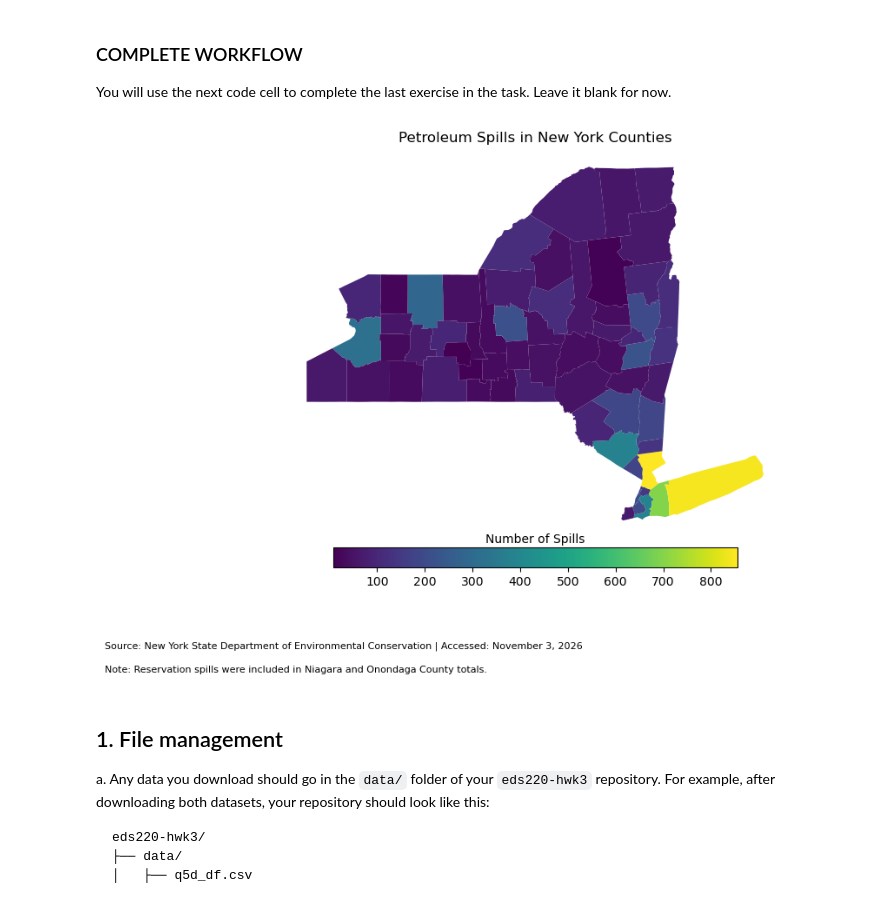
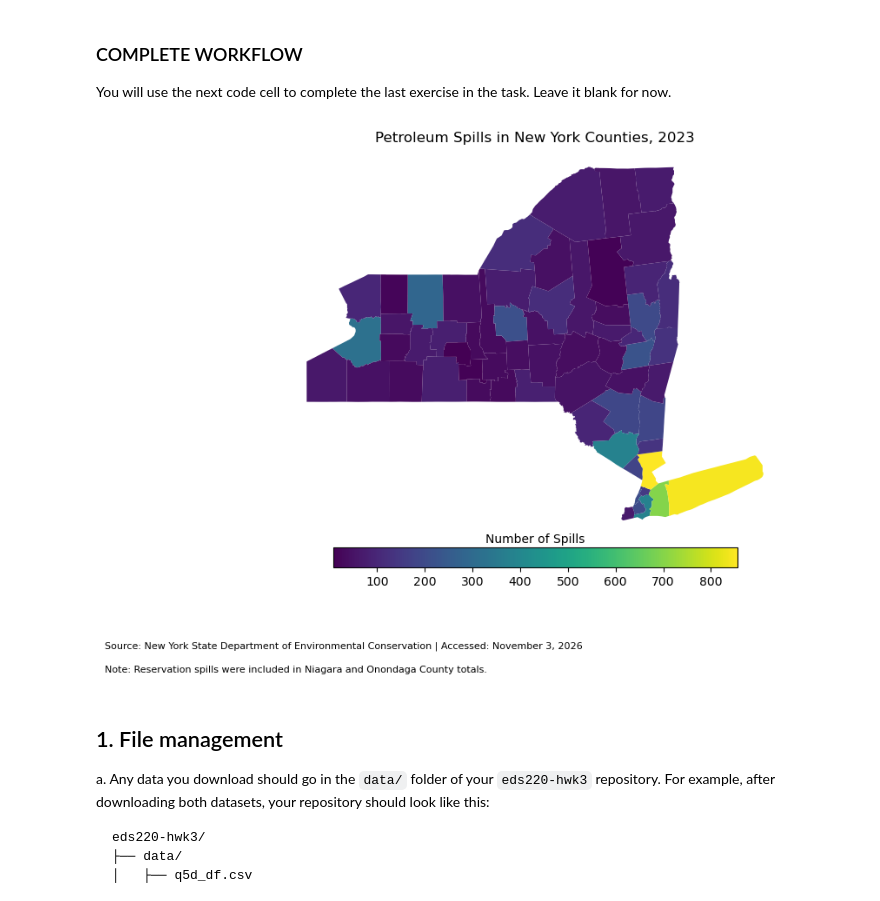
Before and after one commit to veronica-moran/eds220-hwk3, a Jupyter notebook: hwk3-task2-spills.ipynb, the cells around one changed output. Saved outputs shown, nothing was run; the diff lists cells and outputs as text; code cells hidden in the pictures.

```diff
--- a/hwk3-task2-spills.ipynb
+++ b/hwk3-task2-spills.ipynb
@@ -37,8 +37,6 @@ The second dataset is the [2026 Counties (and equivalent) TIGER shapefile](https
 ### COMPLETE WORKFLOW
 You will use the next code cell to complete the last exercise in the task. Leave it blank for now.
 # %%
-# FINAL CODE
-
 import os
 import numpy as np
 import pandas as pd
@@ -51,79 +49,89 @@ spills = gpd.read_file(fp)
 fp = os.path.join('data', 'tl_2026_us_county', 'tl_2026_us_county.shp')
 counties = gpd.read_file(fp)
 
+# Updating column names to replace a space between words with an underscore
 spills.columns = spills.columns.str.lower().str.replace(' ', '_')
 
+# Updating dtyp of 'spill_date', 'received_date', and 'close_date' from object to datetime
 spills['spill_date'] = pd.to_datetime(spills['spill_date'])
 spills['received_date'] = pd.to_datetime(spills['received_date'])
 spills['close_date'] = pd.to_datetime(spills['close_date'])
+
+# Updating the 'quantity', and 'recovered' column to remove commas
 spills['quantity'] = spills['quantity'].str.replace(',', '').astype('float64')
 spills['recovered'] = spills['recovered'].str.replace(',', '').astype('float64')
 
-
+# Setting the spill date as the data frame index
 spills = spills.set_index('spill_date').sort_index()
 
+# Filtering the data for Petroleum spills that occured in 2023
+petr_23 = spills[spills['material_family'] == 'Petroleum'].loc['2023']
 
-petr_23 = spills[spills['material_family']== 'Petroleum'].loc['2023']
+# Grouping the number of unique spills by county, renaming the new column as 'n_spills', reseting the index and creating a new data frame
+spills_per_county = petr_23.groupby('county')['spill_number'].nunique().rename('n_spills').reset_index()
 
-spills_per_county = petr_23.groupby('county')['spill_number'].nunique().rename('n_spills').reset_index()
-spills_per_county = pd.DataFrame(spills_per_county)
+# Correct county name, rename column, then merge
+spills_per_county['county'] = spills_per_county['county'].str.replace('St Lawrence', 'St. Lawrence')
 
-
+# Making column names all lower case
 counties.columns = counties.columns.str.lower()
 
-ny_counties = counties[counties['statefp']=='36']
+# STATEFP code for New York is 36, filtering for counties in New York, renaming the the column name to county
+ny_counties = counties[counties['statefp'] == '36'].rename(columns={'name': 'county'})
 
+# Using inner join to merge ny_counties and spills_per_county data frames
+# ny_counties on the left to save geometry
+ny_spills = ny_counties.merge(spills_per_county, on='county', how='inner')
 
-spills_per_county['county'] = spills_per_county['county'].str.replace('St Lawrence', 'St. Lawrence')
-
-ny_counties = ny_counties.rename(columns = {'name':'county'})
-
-ny_spills.at[1, 'n_spills'] = 99
+# Updating spill counts in Niagara county and verifying
+ny_spills.loc[ny_spills['county'] == 'Niagara', 'n_spills'] = 99
 assert ny_spills.loc[ny_spills['county'] == 'Niagara', 'n_spills'].iloc[0] == 99
 
-ny_spills.at[19, 'n_spills'] = 215
+# Updating spill counts in Onondaga county and verifying
+ny_spills.loc[ny_spills['county'] == 'Onondaga', 'n_spills'] = 215
 assert ny_spills.loc[ny_spills['county'] == 'Onondaga', 'n_spills'].iloc[0] == 215
 
-
-
+# Plotting New York  spills per county
 fig, ax = plt.subplots(figsize=(12, 7)) # Update figure size
 
-# Remove the axis for a cleaner map
+# Removing the axis for a cleaner map
 ax.axis('off')
 
 # Title for the plot
-ax.set_title('Petroleum Spills in New York Counties',
-              fontsize=12)
+ax.set_title('Petroleum Spills in New York Counties, 2023',
+             fontsize=12)
 
-# Add electric power plants colored by energy source
+# Creating choropleth map of petroleum spills by county
 ny_spills.plot(ax=ax,
-                  column='n_spills',
-                  legend=True,
-                  cmap='viridis',
-                  legend_kwds={
-    'label': 'Number of Spills',
-    'orientation': 'horizontal',
-    'shrink': 0.5,
-    'pad': 0.02
-})
-
-
+               column='n_spills',
+               legend=True,
+               cmap='viridis',
+               legend_kwds={
+                   'label': 'Number of Spills',
+                   'orientation': 'horizontal',
+                   'shrink': 0.5,
+                   'pad': 0.02
+               })
 
 fig.axes[1].xaxis.set_label_position('top')
 
 # Data source and reservation note
 fig.text(0.1, 0.06,
          'Source: New York State Department of Environmental Conservation | Accessed: November 3, 2026',
          fontsize=8)
 
 fig.text(0.1, 0.02,
          'Note: Reservation spills were included in Niagara and Onondaga County totals.',
          fontsize=8)
 
+plt.show()
+fig.text(0.1, 0.02,
+         'Note: Reservation spills were included in Niagara and Onondaga County totals.',
+         fontsize=8)
 
 plt.show()
 # %% [output]
-[figure, old version]
+[figure, new version]
 # %% [markdown]
 ## 1. File management
 a. Any data you download should go in the `data/` folder of your `eds220-hwk3` repository. For example, after downloading both datasets, your repository should look like this:
```
Also changed, not shown: parts of 9 cells of this notebook.
